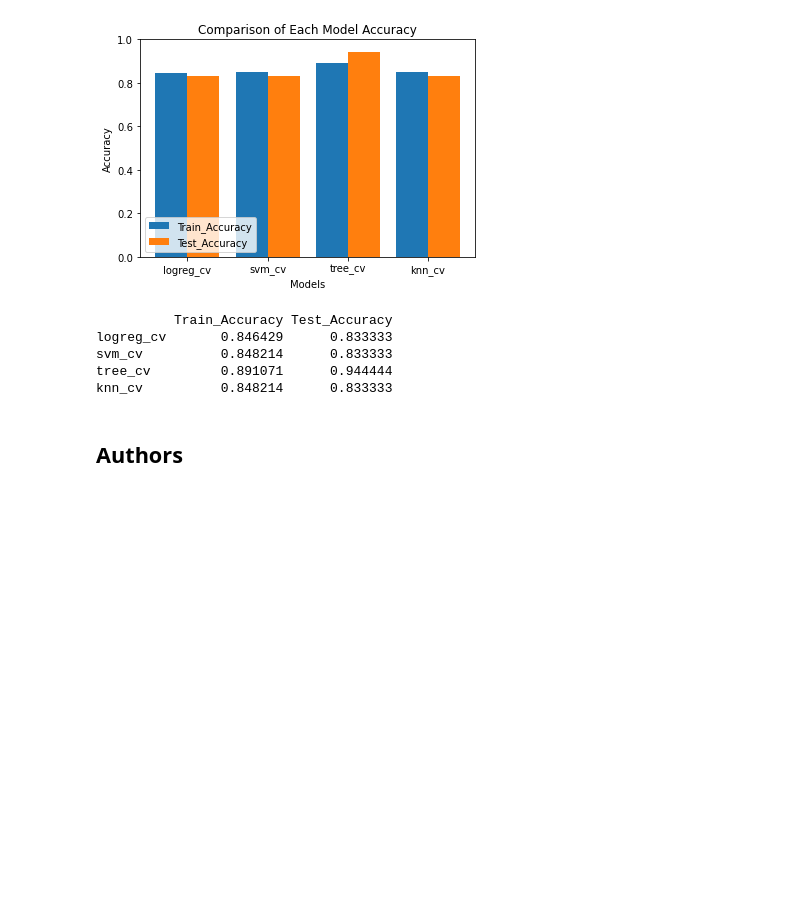
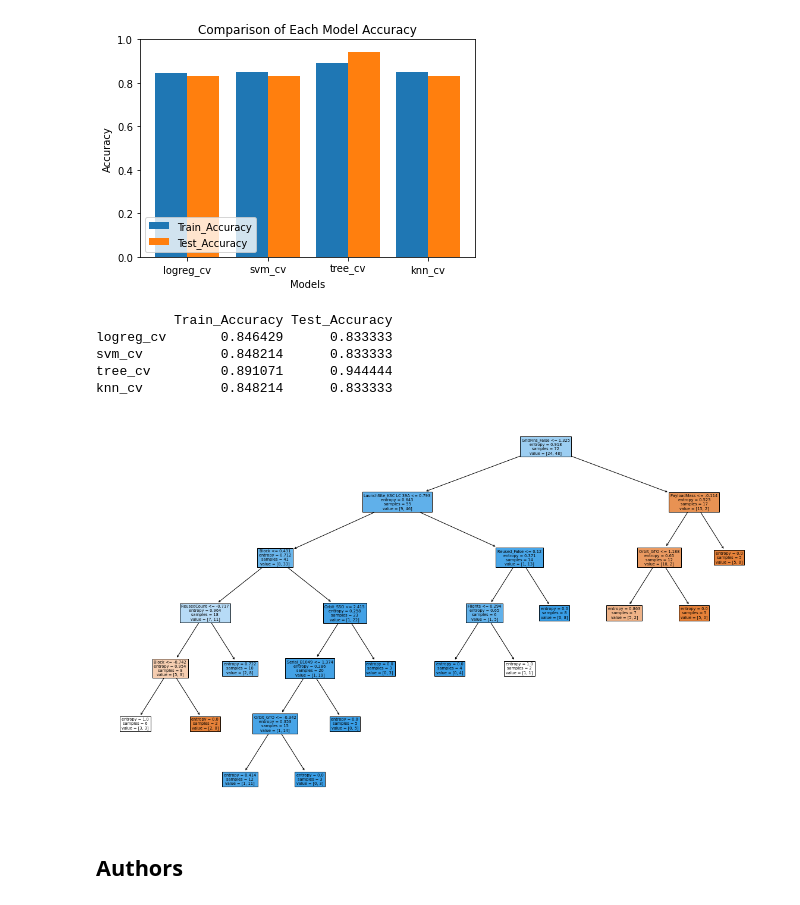
Before and after one commit to Yuta555/applied_data_science_capstone, a Jupyter notebook: SpaceX_Machine Learning Prediction_Part_5.ipynb, the cells around one changed output. Saved outputs shown, nothing was run; the diff lists cells and outputs as text; code cells hidden in the pictures; blank space fills up the shorter version.

```diff
--- a/SpaceX_Machine Learning Prediction_Part_5.ipynb
+++ b/SpaceX_Machine Learning Prediction_Part_5.ipynb
@@ -392,6 +392,19 @@ logreg_cv       0.846429      0.833333
 svm_cv          0.848214      0.833333
 tree_cv         0.891071      0.944444
 knn_cv          0.848214      0.833333
+# %%
+from sklearn import tree
+X_df = pd.read_csv('https://cf-courses-data.s3.us.cloud-object-storage.appdomain.cloud/IBM-DS0321EN-SkillsNetwork/datasets/dataset_part_3.csv')
+
+
+tree_model = DecisionTreeClassifier(criterion='entropy', max_depth=8, max_features='auto', min_samples_leaf=2, min_samples_split=5, splitter='random')
+tree_model.fit(X_train, Y_train)
+
+plt.figure(figsize=(20, 12))
+tree.plot_tree(tree_model, feature_names=X_df.columns, filled=True)
+plt.show()
+# %% [output]
+[figure, added]
 # %% [markdown]
 ## Authors
 # %% [markdown]
```
Also changed, not shown: parts of 1 cell of this notebook, 1 other file.
